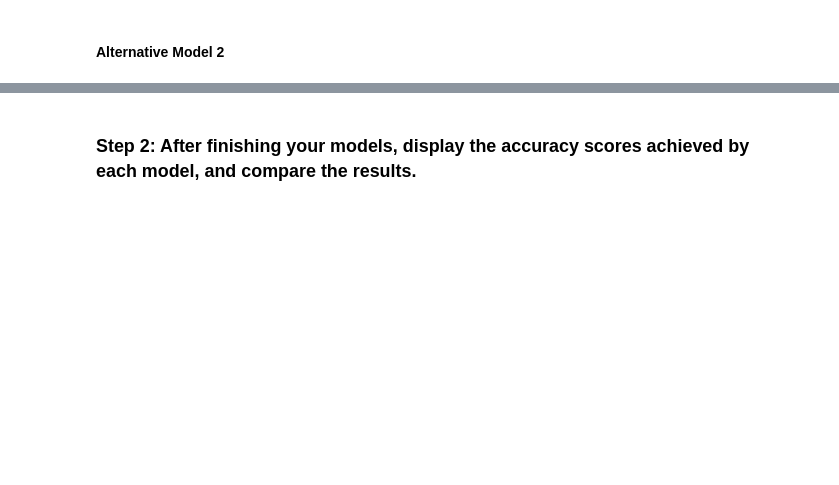
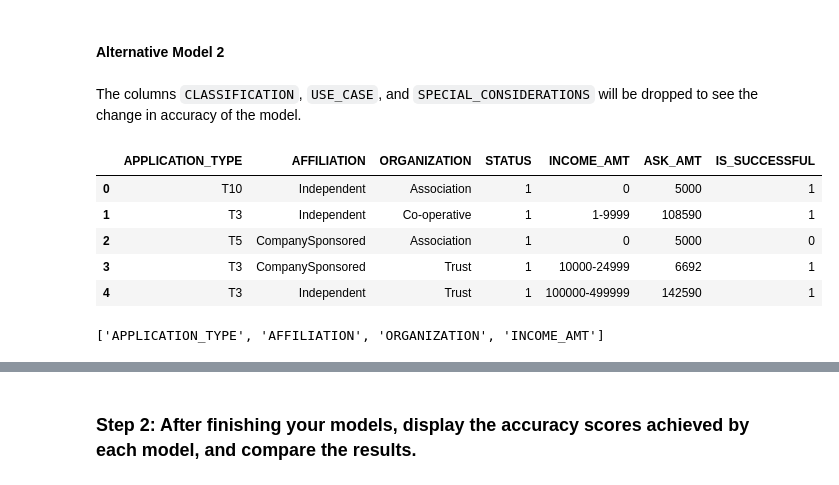
Before and after one commit to kevinbaross/challenge_13_venture_funding, a Jupyter notebook: venture_funding_with_deep_learning.ipynb, the cells around one changed output, grey strips where cells are left out. Drawn from its saved outputs; the diff is of its cells as text; code cells hidden in the pictures; blank space fills up the shorter version.

```diff
--- a/venture_funding_with_deep_learning.ipynb
+++ b/venture_funding_with_deep_learning.ipynb
@@ -497,2 +497,24 @@ Epoch 50/50
 # %% [markdown]
 #### Alternative Model 2
+# %% [markdown]
+The columns `CLASSIFICATION`, `USE_CASE`, and `SPECIAL_CONSIDERATIONS` will be dropped to see the change in accuracy of the model.
+# %%
+# Drop additional variables
+clean_applicant_data_df_A2 = clean_applicant_data_df.drop(columns=['CLASSIFICATION','USE_CASE','SPECIAL_CONSIDERATIONS']).copy()
+
+clean_applicant_data_df_A2.head()
+# %% [output]
+|  | APPLICATION_TYPE | AFFILIATION | ORGANIZATION | STATUS | INCOME_AMT | ASK_AMT | IS_SUCCESSFUL |
+| 0 | T10 | Independent | Association | 1 | 0 | 5000 | 1 |
+| 1 | T3 | Independent | Co-operative | 1 | 1-9999 | 108590 | 1 |
+| 2 | T5 | CompanySponsored | Association | 1 | 0 | 5000 | 0 |
+| 3 | T3 | CompanySponsored | Trust | 1 | 10000-24999 | 6692 | 1 |
+| 4 | T3 | Independent | Trust | 1 | 100000-499999 | 142590 | 1 |
+# %%
+# Create a list of categorical variables
+categorical_variables_A2 = list(clean_applicant_data_df_A2.dtypes[clean_applicant_data_df_A2.dtypes == "object"].index)
+
+# Display the categorical variables list
+categorical_variables_A2
+# %% [output]
+['APPLICATION_TYPE', 'AFFILIATION', 'ORGANIZATION', 'INCOME_AMT']
```
Also changed, not shown: parts of 33 cells of this notebook.
